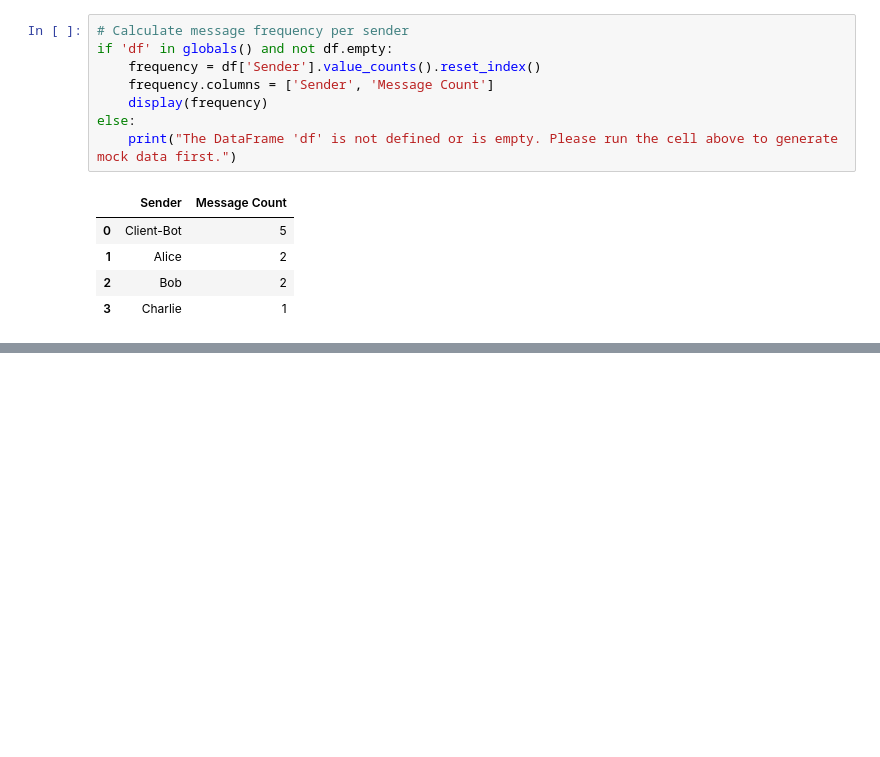
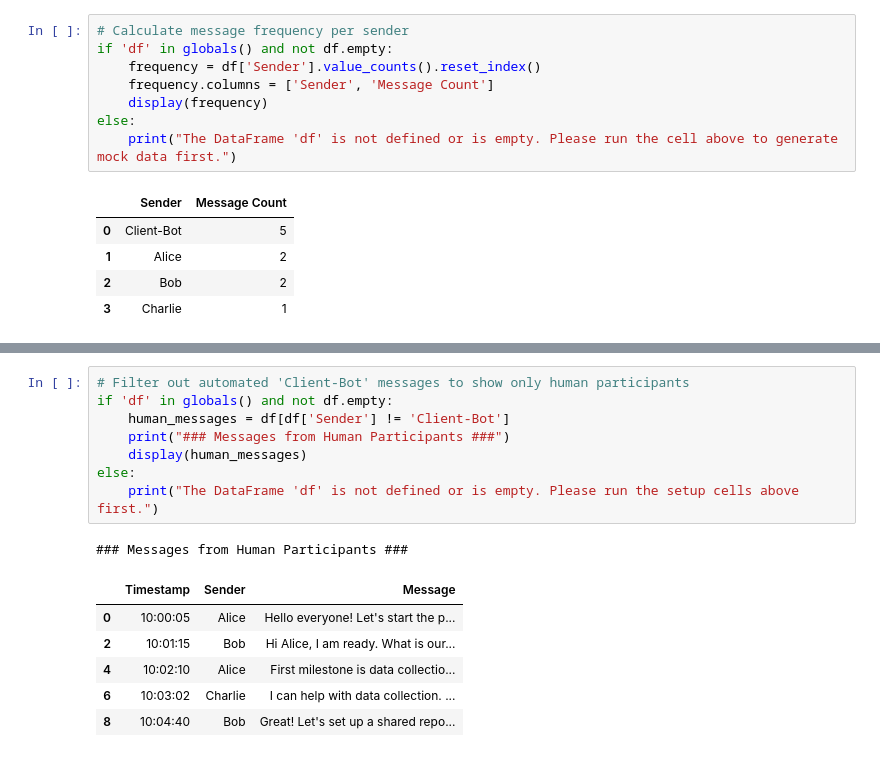
Before and after one commit to JacekDrzycimski/6tunnel, a Jupyter notebook: Comms_3_UI.ipynb, the cells around one changed output, grey strips where cells are left out. Saved outputs shown, nothing was run; the diff lists cells and outputs as text; blank space fills up the shorter version.

```diff
--- a/Comms_3_UI.ipynb
+++ b/Comms_3_UI.ipynb
@@ -466,0 +536,16 @@ else:
+# %%
+# Filter out automated 'Client-Bot' messages to show only human participants
+if 'df' in globals() and not df.empty:
+    human_messages = df[df['Sender'] != 'Client-Bot']
+    print("### Messages from Human Participants ###")
+    display(human_messages)
+else:
+    print("The DataFrame 'df' is not defined or is empty. Please run the setup cells above first.")
+# %% [output]
+### Messages from Human Participants ###
+|  | Timestamp | Sender | Message |
+| 0 | 10:00:05 | Alice | Hello everyone! Let's start the p... |
+| 2 | 10:01:15 | Bob | Hi Alice, I am ready. What is our... |
+| 4 | 10:02:10 | Alice | First milestone is data collectio... |
+| 6 | 10:03:02 | Charlie | I can help with data collection. ... |
+| 8 | 10:04:40 | Bob | Great! Let's set up a shared repo... |
```
Also changed, not shown: parts of 20 cells of this notebook.
